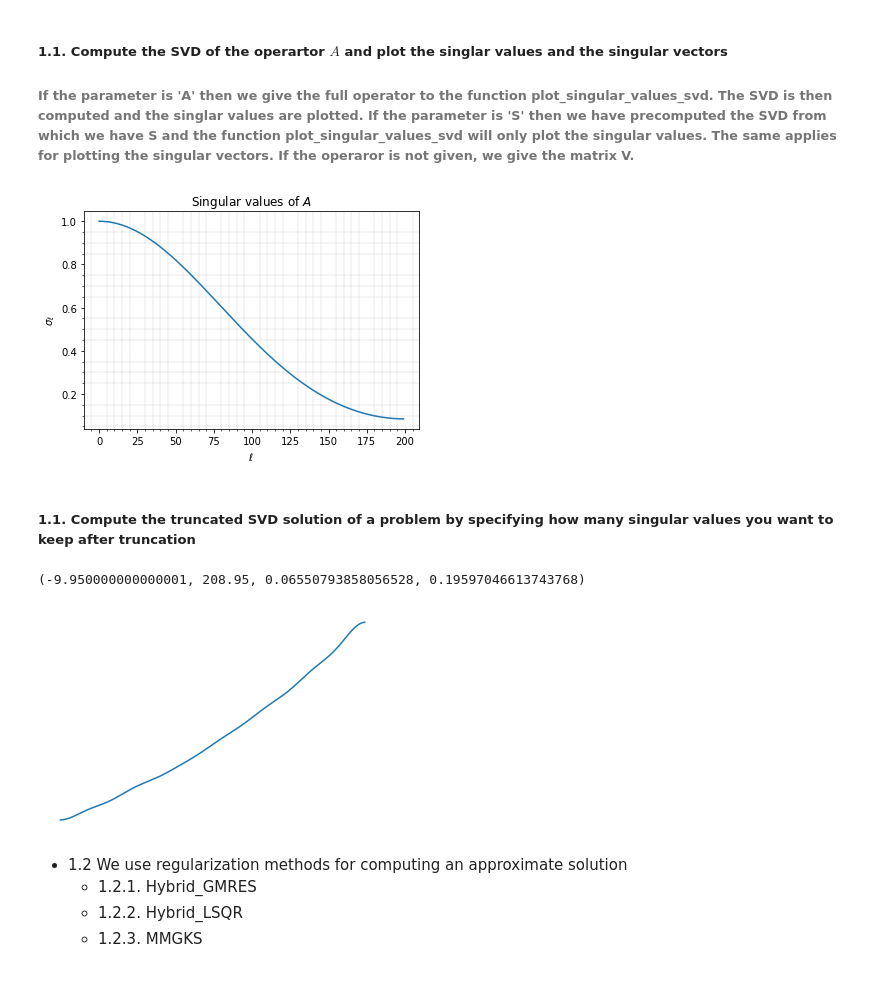
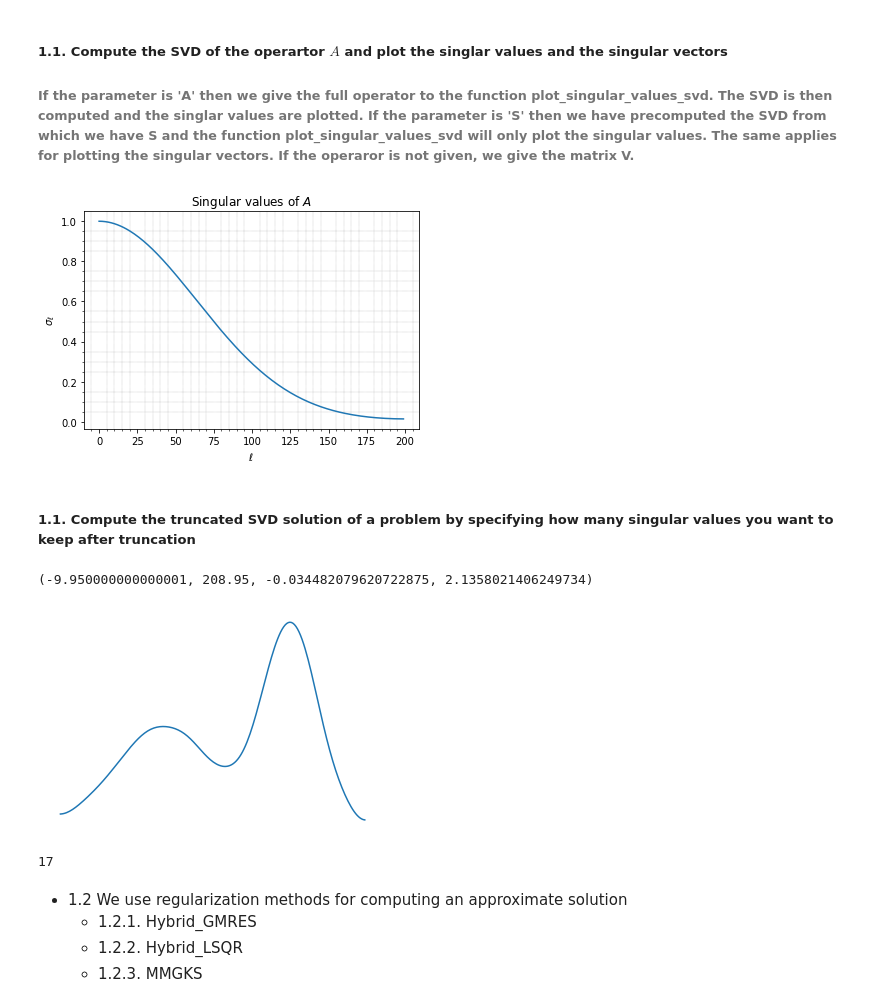
Before and after one commit to mpasha3/trips-py, a Jupyter notebook: demos/demo_1D_deblurring.ipynb, the cells around one changed output. Cells and saved outputs as stored; diff of their text form; code cells hidden in the pictures.

```diff
--- a/demos/demo_1D_deblurring.ipynb
+++ b/demos/demo_1D_deblurring.ipynb
@@ -46,12 +45,12 @@ from trips.solvers.Hybrid_LSQR import *
 # %%
 Deblur1D = Deblurring1D(CommitCrime = True)
 nx = 200
-x_true = Deblur1D.gen_xtrue(nx, test = 'curve2')
+x_true = Deblur1D.gen_xtrue(nx, test = 'curve0')
 ## If you would like to create the operator only
-A = Deblur1D.forward_Op_1D(x_true, parameter = 0.8, nx = nx)
+A = Deblur1D.forward_Op_1D(x_true, parameter = 1, nx = nx)
 ## The following creates the data b_true
 b_true = Deblur1D.gen_data(x_true)
-(d, delta) = Deblur1D.add_noise(b_true, 'Gaussian', noise_level = 0.01)
+(d, delta) = Deblur1D.add_noise(b_true, 'Gaussian', noise_level = 0.02)
 b_vec = d.reshape((-1,1))
 Deblur1D.plot_data(d)
 Deblur1D.plot_rec(x_true)
@@ -91,18 +86,22 @@ plot_singular_values_svd(Operator = A , parameter = 'A')
 # [U, S, V] = scipy.sparse.linalg.svds(A, 100)
 # 100 defines the number of singular values to be computed
 # %% [output]
-[figure, old version]
+[figure, new version]
 # %% [markdown]
 ##### 1.1. Compute the truncated SVD solution of a problem by specifying how many singular values you want to keep after truncation
 # %%
-truncated_value = 600
+truncated_value = 3
 b_vec = d.reshape((-1,1))
-(x_tsvd, truncation_value) = TruncatedSVD_sol(A.todense(), b_vec, regparam = 'dp', delta = delta)
+(x_tsvd, truncated_value) = TruncatedSVD_sol(A.todense(), b_vec, regparam = 'gcv', delta = delta)
 plt.plot(x_tsvd)
 plt.axis('off')
 # %% [output]
-(-9.950000000000001, 208.95, 0.06550793858056528, 0.19597046613743768)
+(-9.950000000000001, 208.95, -0.034482079620722875, 2.1358021406249734)
-[figure, old version]
+[figure, new version]
+# %%
+truncated_value
+# %% [output]
+17
 # %% [markdown]
 - 1.2 We use regularization methods for computing an approximate solution
    - 1.2.1. Hybrid_GMRES
```
Also changed, not shown: parts of 13 cells of this notebook, 1 other file.
